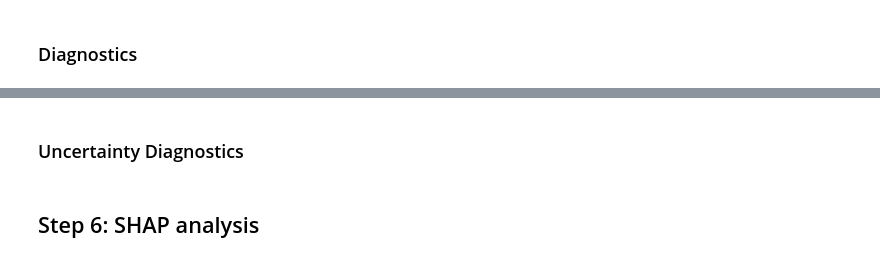
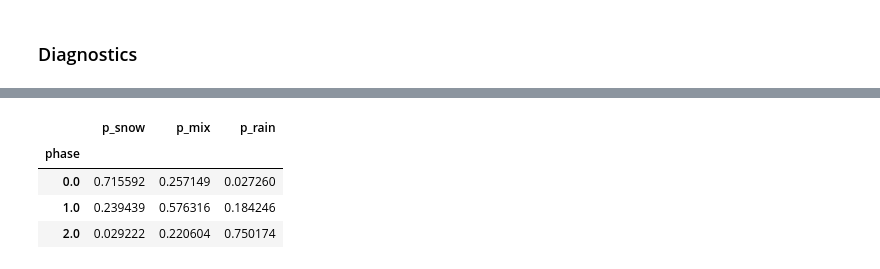
Before and after one commit to emmaaagolub/MRoS-phase-prediction, a Jupyter notebook: ML_pipeline/ML_pipeline_XGBoost_v1_EG.ipynb, the cells around one changed output, grey strips where cells are left out. Drawn from its saved outputs; the diff is of its cells as text; code cells hidden in the pictures.

```diff
--- a/ML_pipeline/ML_pipeline_XGBoost_v1_EG.ipynb
+++ b/ML_pipeline/ML_pipeline_XGBoost_v1_EG.ipynb
@@ -830,18 +961,20 @@ for i, name in enumerate(["snow","mix","rain"]):
-# %% [markdown]
-### Uncertainty Diagnostics
 # %%
-from scipy.stats import entropy
+# Add predictions back to dataframe
+# Here, df_test is composed of the original df (with time, x, y) and the predictions.
+
+# df_test is the important output!
 
 df_test = df.loc[df["split"] == "test"].copy()
 df_test["p_snow"] = y_test_prob[:,0]
 df_test["p_mix"]  = y_test_prob[:,1]
 df_test["p_rain"] = y_test_prob[:,2]
+df_test["pred"]   = y_test_pred
 
-df_test["entropy"] = entropy(
-    y_test_prob.T, base=2
-)
-
-# High entropy → uncertain phase (often near 0 °C, complex storms)
-# Low entropy → confident snow or rain
+# Prediction confidence by class
+df_test.groupby("phase")[["p_snow", "p_mix", "p_rain"]].mean()
+# %% [output]
+|  | p_snow | p_mix | p_rain |
+| phase |  |  |  |
+| 0.0 | 0.715592 | 0.257149 | 0.027260 |
+| 1.0 | 0.239439 | 0.576316 | 0.184246 |
+| 2.0 | 0.029222 | 0.220604 | 0.750174 |
-# %% [markdown]
-## Step 6: SHAP analysis
```
Also changed, not shown: parts of 22 cells of this notebook, 4 other files.
